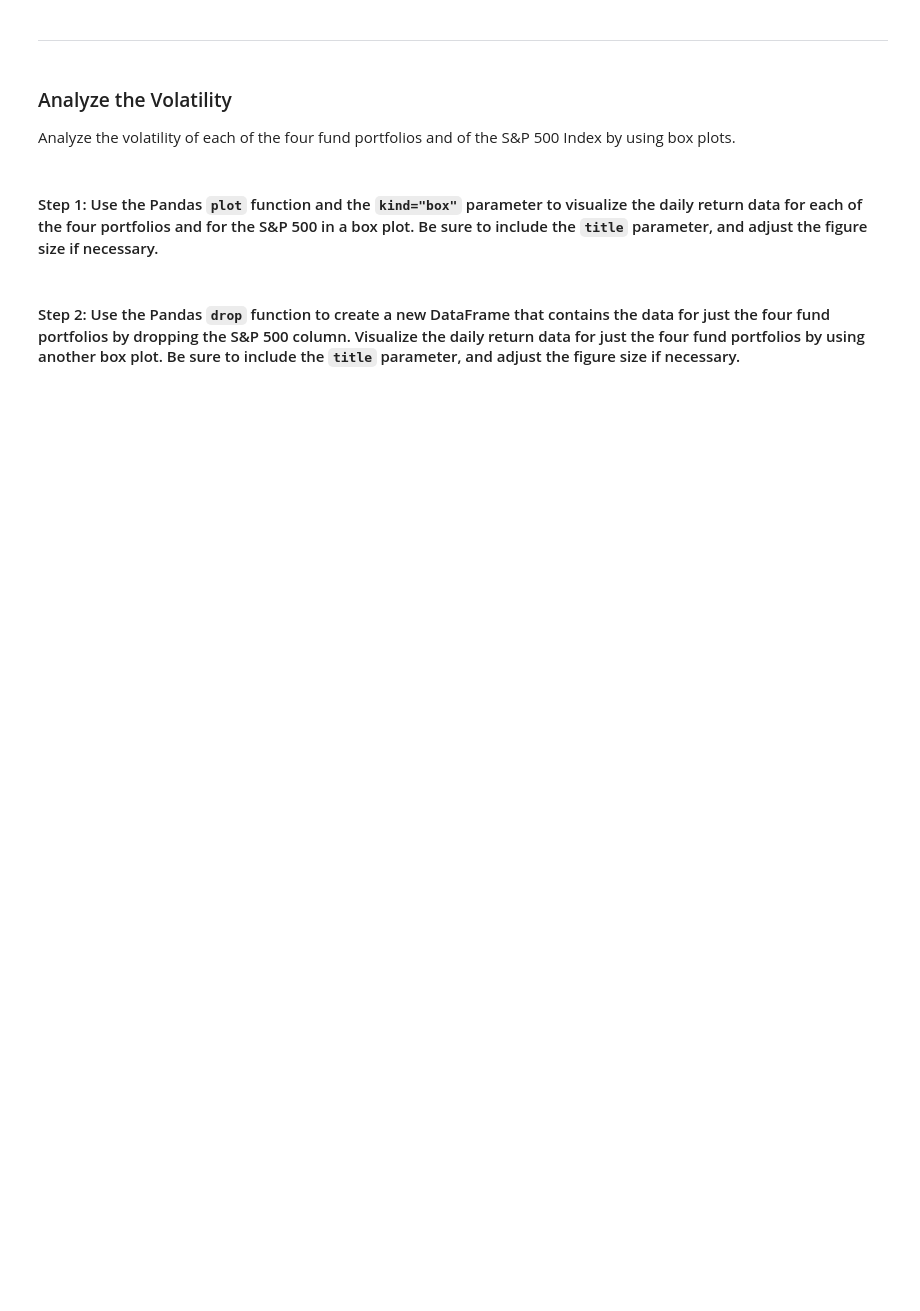
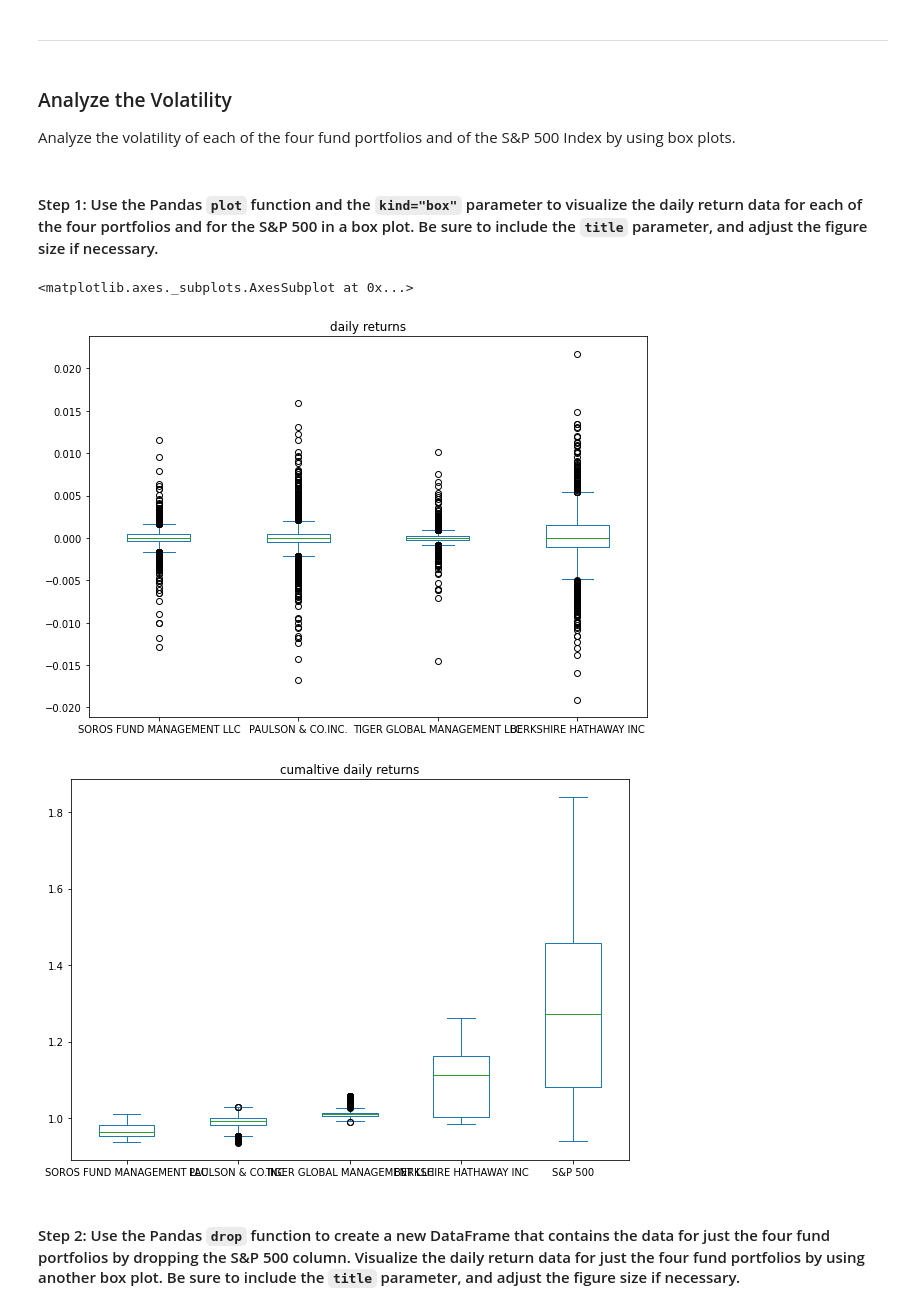
Before and after one commit to willco-1/analyizing-risk-return-challenge, a Jupyter notebook: risk_return_analysis.ipynb, the cells around one changed output. Drawn from its saved outputs; the diff is of its cells as text; code cells hidden in the pictures; blank space fills up the shorter version.

```diff
--- a/risk_return_analysis.ipynb
+++ b/risk_return_analysis.ipynb
@@ -161,7 +198,12 @@ Analyze the volatility of each of the four fund portfolios and of the S&P 500 In
 # %%
 # Use the daily return data to create box plots to visualize the volatility of the 4 funds and the S&P 500
 # Include a title parameter and adjust the figure size
-# YOUR CODE HERE
+whale_daily_returns.plot(kind='box', figsize=(10,7), title='daily returns')
+cum_daily_returns.plot(kind='box', figsize=(10,7), title='cumaltive daily returns', legend=['daily', 'cumulative'])
+# %% [output]
+<matplotlib.axes._subplots.AxesSubplot at 0x...>
+[figure, added]
+[figure, added]
 # %% [markdown]
 #### Step 2: Use the Pandas `drop` function to create a new DataFrame that contains the data for just the four fund portfolios by dropping the S&P 500 column. Visualize the daily return data for just the four fund portfolios by using another box plot. Be sure to include the `title` parameter, and adjust the figure size if necessary.
 # %%
```
Also changed, not shown: parts of 19 cells of this notebook, 1 other file.
